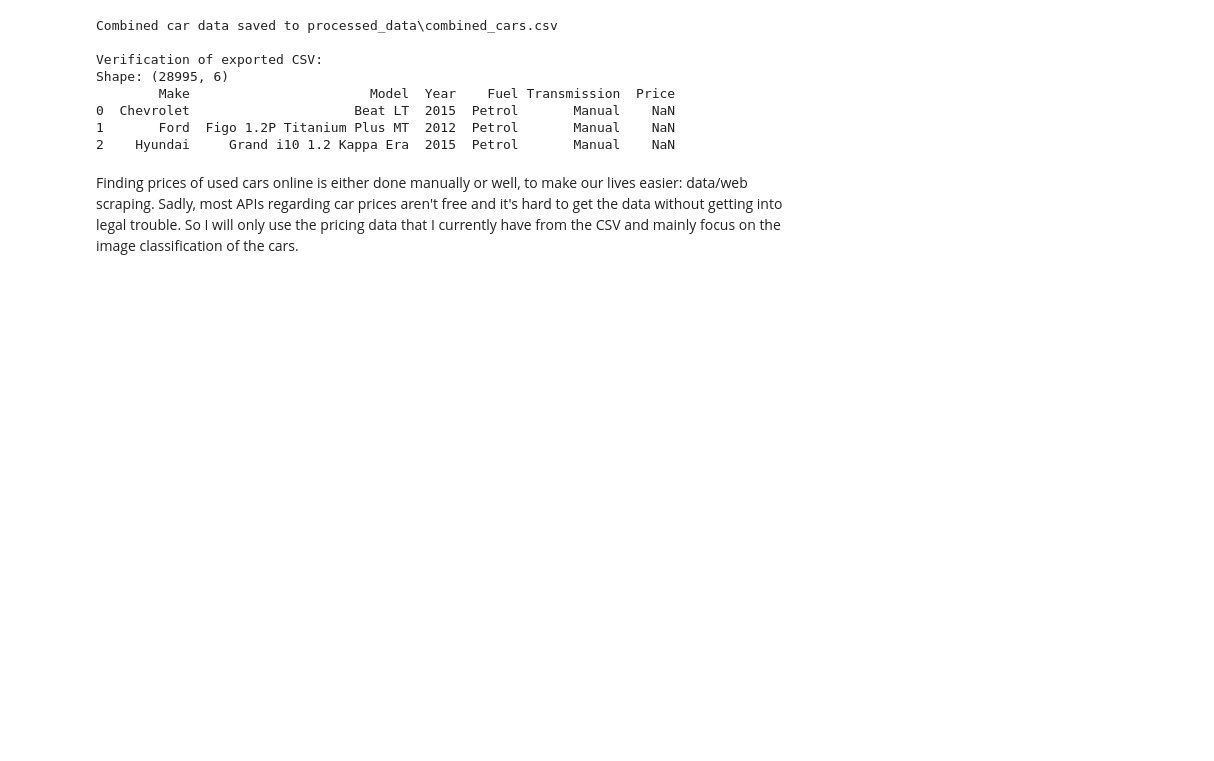
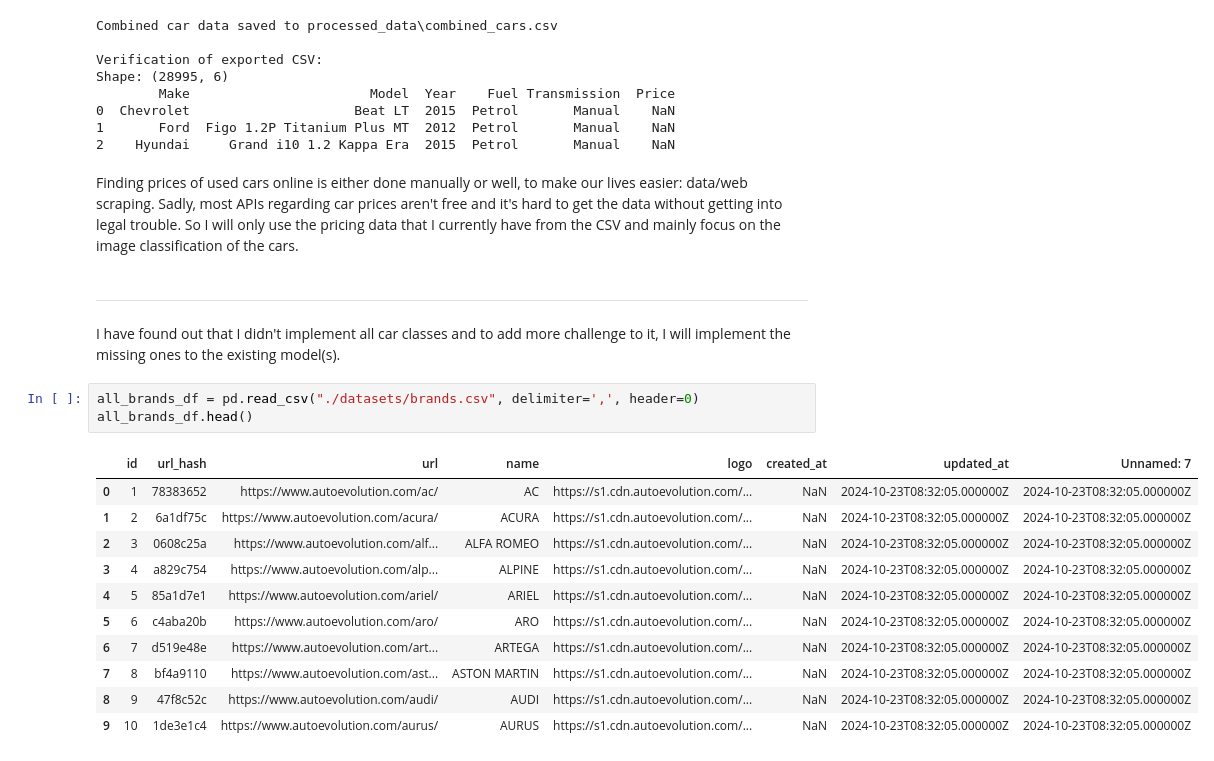
Before and after one commit to RiadDePauwUCLL/car-brand-prediction, a Jupyter notebook: csv-prep.ipynb, the cells around one changed output. Drawn from its saved outputs; the diff is of its cells as text; blank space fills up the shorter version.

Commit message:
implementing all brands

```diff
--- a/csv-prep.ipynb
+++ b/csv-prep.ipynb
@@ -513,3 +496,22 @@ Shape: (28995, 6)
 2    Hyundai     Grand i10 1.2 Kappa Era  2015  Petrol       Manual    NaN
 # %% [markdown]
 Finding prices of used cars online is either done manually or well, to make our lives easier: data/web scraping. Sadly, most APIs regarding car prices aren't free and it's hard to get the data without getting into legal trouble. So I will only use the pricing data that I currently have from the CSV and mainly focus on the image classification of the cars.
+# %% [markdown]
+____
+# %% [markdown]
+I have found out that I didn't implement all car classes and to add more challenge to it, I will implement the missing ones to the existing model(s).
+# %%
+all_brands_df = pd.read_csv("./datasets/brands.csv", delimiter=',', header=0)
+all_brands_df.head()
+# %% [output]
+|  | id | url_hash | url | name | logo | created_at | updated_at | Unnamed: 7 |
+| 0 | 1 | 78383652 | https://www.autoevolution.com/ac/ | AC | https://s1.cdn.autoevolution.com/... | NaN | 2024-10-23T08:32:05.000000Z | 2024-10-23T08:32:05.000000Z |
+| 1 | 2 | 6a1df75c | https://www.autoevolution.com/acura/ | ACURA | https://s1.cdn.autoevolution.com/... | NaN | 2024-10-23T08:32:05.000000Z | 2024-10-23T08:32:05.000000Z |
+| 2 | 3 | 0608c25a | https://www.autoevolution.com/alf... | ALFA ROMEO | https://s1.cdn.autoevolution.com/... | NaN | 2024-10-23T08:32:05.000000Z | 2024-10-23T08:32:05.000000Z |
+| 3 | 4 | a829c754 | https://www.autoevolution.com/alp... | ALPINE | https://s1.cdn.autoevolution.com/... | NaN | 2024-10-23T08:32:05.000000Z | 2024-10-23T08:32:05.000000Z |
+| 4 | 5 | 85a1d7e1 | https://www.autoevolution.com/ariel/ | ARIEL | https://s1.cdn.autoevolution.com/... | NaN | 2024-10-23T08:32:05.000000Z | 2024-10-23T08:32:05.000000Z |
+| 5 | 6 | c4aba20b | https://www.autoevolution.com/aro/ | ARO | https://s1.cdn.autoevolution.com/... | NaN | 2024-10-23T08:32:05.000000Z | 2024-10-23T08:32:05.000000Z |
+| 6 | 7 | d519e48e | https://www.autoevolution.com/art... | ARTEGA | https://s1.cdn.autoevolution.com/... | NaN | 2024-10-23T08:32:05.000000Z | 2024-10-23T08:32:05.000000Z |
+| 7 | 8 | bf4a9110 | https://www.autoevolution.com/ast... | ASTON MARTIN | https://s1.cdn.autoevolution.com/... | NaN | 2024-10-23T08:32:05.000000Z | 2024-10-23T08:32:05.000000Z |
+| 8 | 9 | 47f8c52c | https://www.autoevolution.com/audi/ | AUDI | https://s1.cdn.autoevolution.com/... | NaN | 2024-10-23T08:32:05.000000Z | 2024-10-23T08:32:05.000000Z |
+| 9 | 10 | 1de3e1c4 | https://www.autoevolution.com/aurus/ | AURUS | https://s1.cdn.autoevolution.com/... | NaN | 2024-10-23T08:32:05.000000Z | 2024-10-23T08:32:05.000000Z |
```
Also changed, not shown: parts of 3 cells of this notebook.
